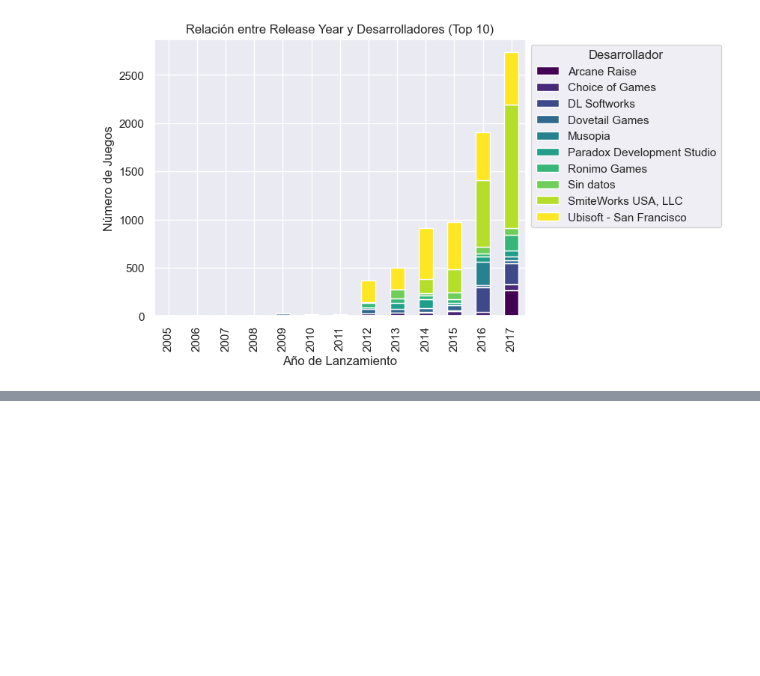
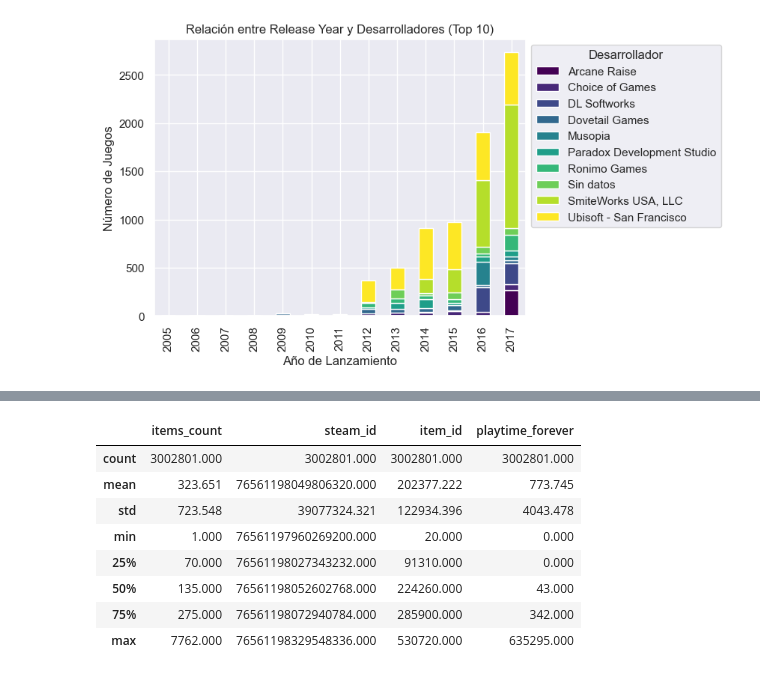
Before and after one commit to ASGuzman/PI_MLOps_Steam, a Jupyter notebook: 05_EDA.ipynb, the cells around one changed output, grey strips where cells are left out. Drawn from its saved outputs; the diff is of its cells as text; code cells hidden in the pictures; blank space fills up the shorter version.

```diff
--- a/05_EDA.ipynb
+++ b/05_EDA.ipynb
@@ -218,0 +259,13 @@ plt.show()
+# %%
+pd.set_option('display.float_format', lambda x: '%.3f' % x)
+df_items.describe()
+# %% [output]
+|  | items_count | steam_id | item_id | playtime_forever |
+| count | 3002801.000 | 3002801.000 | 3002801.000 | 3002801.000 |
+| mean | 323.651 | 76561198049806320.000 | 202377.222 | 773.745 |
+| std | 723.548 | 39077324.321 | 122934.396 | 4043.478 |
+| min | 1.000 | 76561197960269200.000 | 20.000 | 0.000 |
+| 25% | 70.000 | 76561198027343232.000 | 91310.000 | 0.000 |
+| 50% | 135.000 | 76561198052602768.000 | 224260.000 | 43.000 |
+| 75% | 275.000 | 76561198072940784.000 | 285900.000 | 342.000 |
+| max | 7762.000 | 76561198329548336.000 | 530720.000 | 635295.000 |
```
Also changed, not shown: parts of 18 cells of this notebook.
